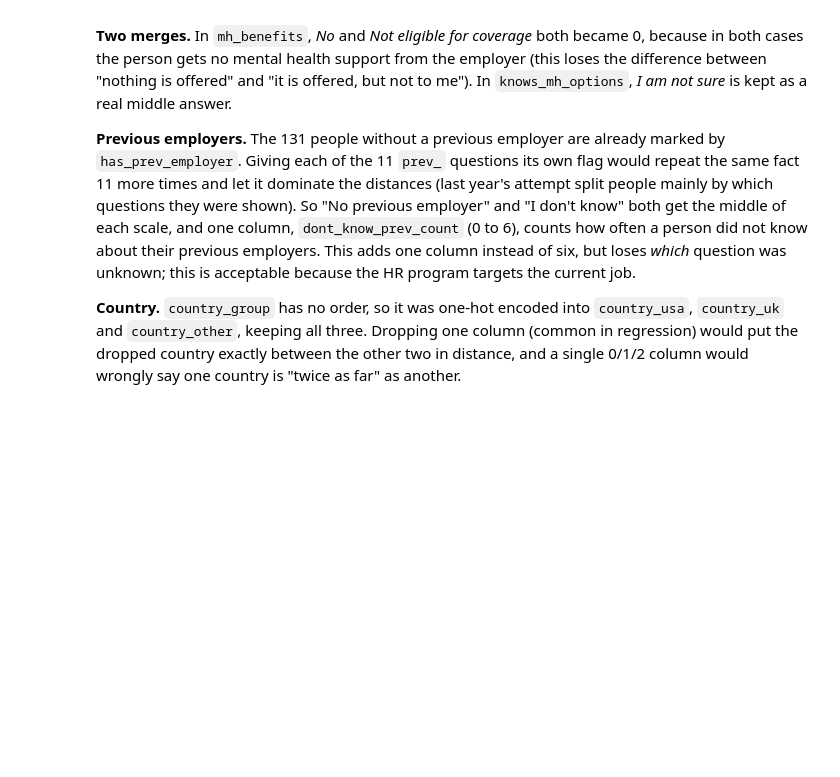
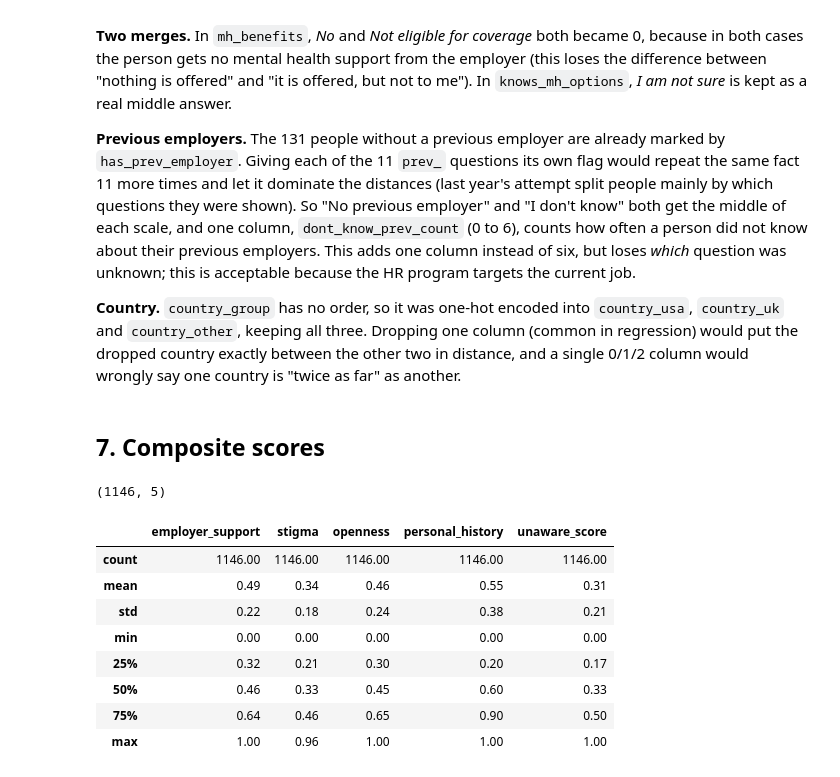
Before and after one commit to fluyid/osmi-mental-health-in-tech, a Jupyter notebook: osmi-clustering/notebooks/01_clustering.ipynb, the cells around one changed output. Cells and saved outputs as stored; diff of their text form; code cells hidden in the pictures; blank space fills up the shorter version.

Commit message:
Add composite scores for support, stigma, openness, history and unawareness
Each item is min-max scaled to 0-1 so long scales (0-4) don't outweigh yes/no items, then averaged within its group. unaware_score is the share of six current-employer questions answered 'I don't know'.

```diff
--- a/osmi-clustering/notebooks/01_clustering.ipynb
+++ b/osmi-clustering/notebooks/01_clustering.ipynb
@@ -859,3 +859,46 @@ Clustering (k-Means, GMM, agglomerative) and dimensionality reduction (PCA, MDS)
 **Previous employers.** The 131 people without a previous employer are already marked by `has_prev_employer`. Giving each of the 11 `prev_` questions its own flag would repeat the same fact 11 more times and let it dominate the distances (last year's attempt split people mainly by which questions they were shown). So "No previous employer" and "I don't know" both get the middle of each scale, and one column, `dont_know_prev_count` (0 to 6), counts how often a person did not know about their previous employers. This adds one column instead of six, but loses *which* question was unknown; this is acceptable because the HR program targets the current job.
 
 **Country.** `country_group` has no order, so it was one-hot encoded into `country_usa`, `country_uk` and `country_other`, keeping all three. Dropping one column (common in regression) would put the dropped country exactly between the other two in distance, and a single 0/1/2 column would wrongly say one country is "twice as far" as another.
+# %% [markdown]
+## 7. Composite scores
+# %%
+composite_groups = {
+    "employer_support": ["mh_benefits", "knows_mh_options", "employer_discussed_mh", "employer_mh_resources",
+                         "anonymity_protected", "medical_leave_ease", "employer_mh_serious"],
+    "stigma": ["mh_discussion_neg", "ph_discussion_neg", "observed_neg_consequences", "career_hurt",
+               "coworkers_view_negatively", "unsupportive_response"],
+    "openness": ["comfortable_coworkers", "comfortable_supervisor", "interview_mental", "interview_physical",
+                 "share_friends_family"],
+    "personal_history": ["family_history", "past_disorder", "current_disorder", "diagnosed", "sought_treatment"],
+}
+
+item_cols = [col for cols in composite_groups.values() for col in cols]
+assert len(item_cols) == len(set(item_cols)), "a column is in two groups"
+assert (encoded[item_cols].min() == 0).all(), "a scale does not start at 0"
+
+rescaled = encoded[item_cols] / encoded[item_cols].max()
+
+composites = pd.DataFrame(index=encoded.index)
+for name, cols in composite_groups.items():
+    composites[name] = rescaled[cols].mean(axis=1)
+
+current_unknown_flags = ["mh_benefits_dont_know", "medical_leave_ease_dont_know", "employer_discussed_mh_dont_know",
+                         "employer_mh_resources_dont_know", "anonymity_protected_dont_know",
+                         "employer_mh_serious_dont_know"]
+composites["unaware_score"] = encoded[current_unknown_flags].mean(axis=1)
+
+assert composites.notna().all().all()
+assert composites.min().min() >= 0 and composites.max().max() <= 1
+print(composites.shape)
+composites.describe().round(2)
+# %% [output]
+(1146, 5)
+|  | employer_support | stigma | openness | personal_history | unaware_score |
+| count | 1146.00 | 1146.00 | 1146.00 | 1146.00 | 1146.00 |
+| mean | 0.49 | 0.34 | 0.46 | 0.55 | 0.31 |
+| std | 0.22 | 0.18 | 0.24 | 0.38 | 0.21 |
+| min | 0.00 | 0.00 | 0.00 | 0.00 | 0.00 |
+| 25% | 0.32 | 0.21 | 0.30 | 0.20 | 0.17 |
+| 50% | 0.46 | 0.33 | 0.45 | 0.60 | 0.33 |
+| 75% | 0.64 | 0.46 | 0.65 | 0.90 | 0.50 |
+| max | 1.00 | 0.96 | 1.00 | 1.00 | 1.00 |
```
